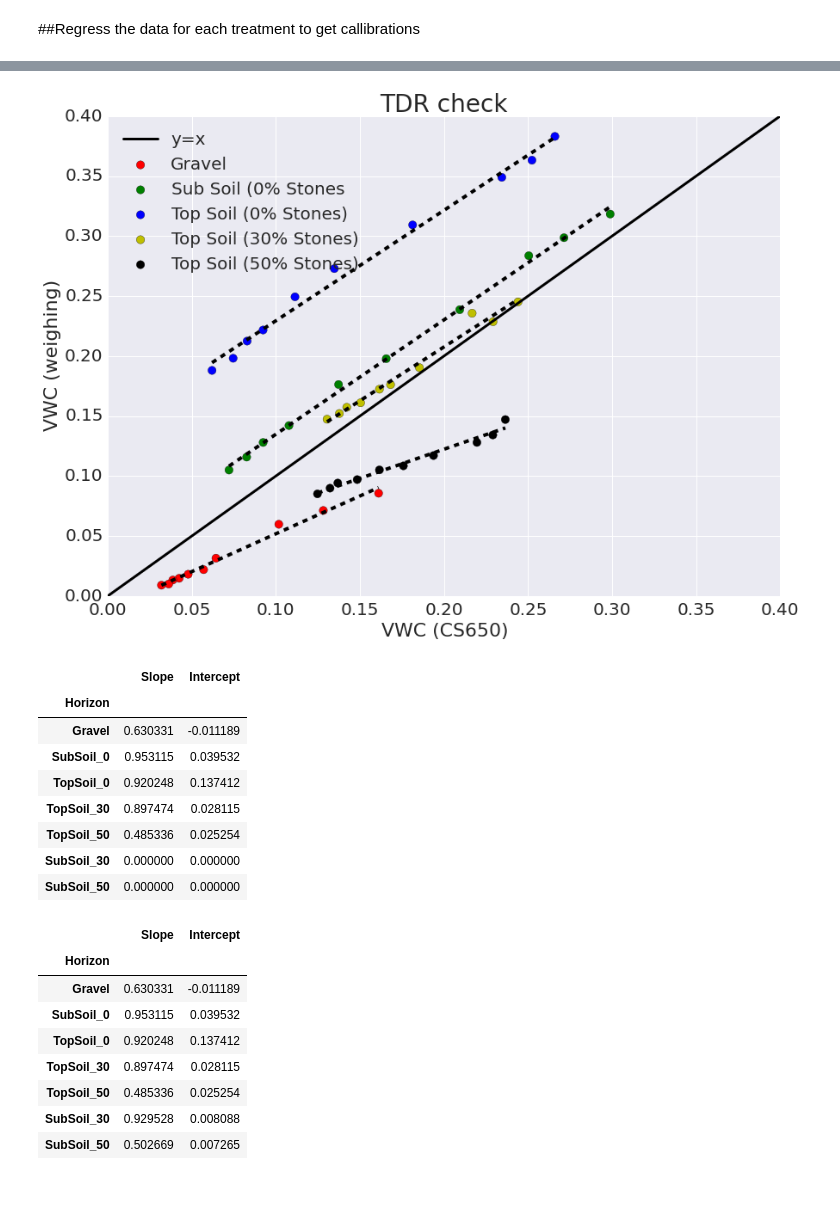
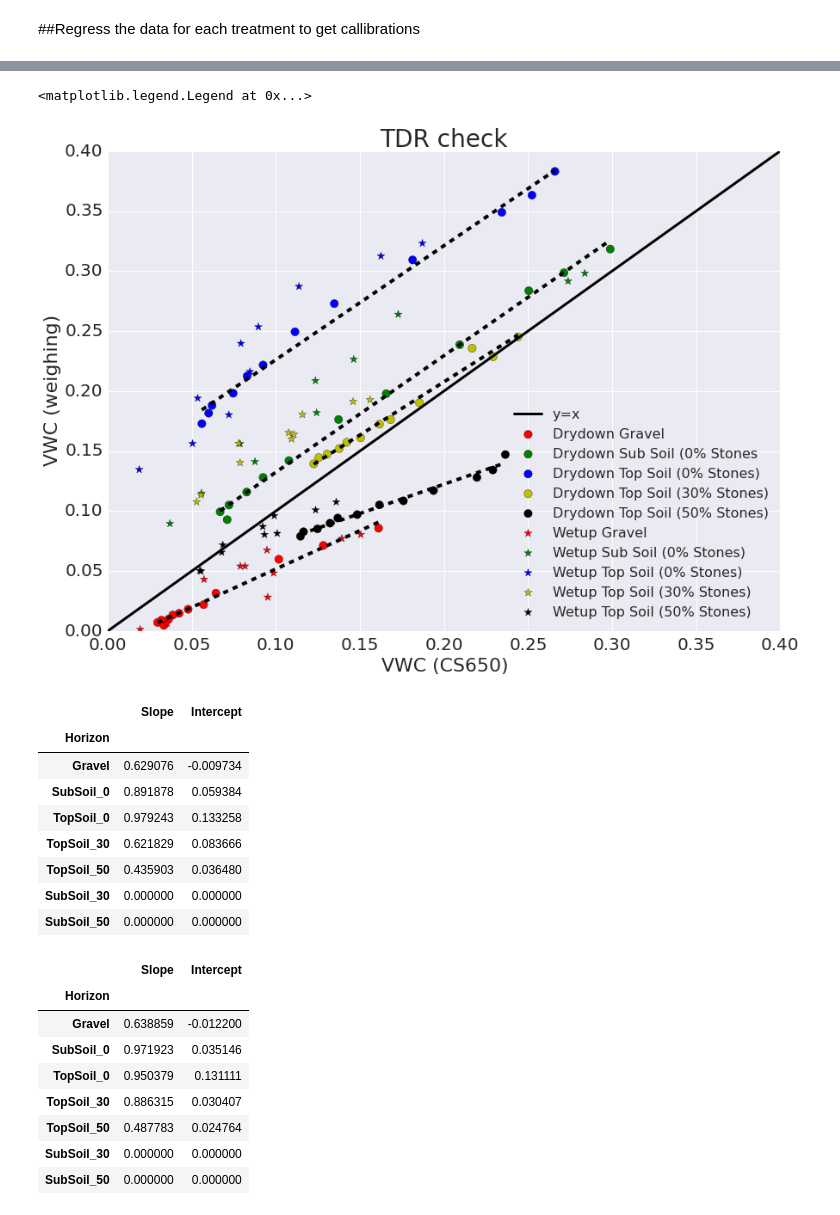
Before and after one commit to HamishBrownPFR/StonySoilLysimeters, a Jupyter notebook: Calibration/CS650Calibration.ipynb, the cells around one changed output, grey strips where cells are left out. Saved outputs shown, nothing was run; the diff lists cells and outputs as text; code cells hidden in the pictures.

```diff
--- a/Calibration/CS650Calibration.ipynb
+++ b/Calibration/CS650Calibration.ipynb
@@ -123,52 +156,61 @@ HorizonCoefficients = pd.DataFrame(0,index=HorizonLables,columns=['Slope','Inter
 # %%
 #Draw a graph with mean data
 plt.figure(figsize=(14, 10));
 plt.title('TDR check', fontsize=28);
-plt.scatter(TDRMeans.Gravel, VWCMeans.Gravel, c='r', s=90, label='Gravel' );
-plt.scatter(TDRMeans.SubSoil_0, VWCMeans.SubSoil_0, c='g', s=90, label='Sub Soil (0% Stones');
-plt.scatter(TDRMeans.TopSoil_0, VWCMeans.TopSoil_0, c='b', s=90, label='Top Soil (0% Stones)');
-plt.scatter(TDRMeans.TopSoil_30, VWCMeans.TopSoil_30, c='y', s=90, label='Top Soil (30% Stones)');
-plt.scatter(TDRMeans.TopSoil_50, VWCMeans.TopSoil_50, c='k', s=90, label='Top Soil (50% Stones)');
+plt.scatter(TDRMeans.Gravel[:'2015-04-01'], VWCMeans.Gravel[:'2015-04-01'], c='r', s=90, label='Drydown Gravel' );
+plt.scatter(TDRMeans.SubSoil_0[:'2015-04-01'], VWCMeans.SubSoil_0[:'2015-04-01'], c='g', s=90, label='Drydown Sub Soil (0% Stones');
+plt.scatter(TDRMeans.TopSoil_0[:'2015-04-01'], VWCMeans.TopSoil_0[:'2015-04-01'], c='b', s=90, label='Drydown Top Soil (0% Stones)');
+plt.scatter(TDRMeans.TopSoil_30[:'2015-04-01'], VWCMeans.TopSoil_30[:'2015-04-01'], c='y', s=90, label='Drydown Top Soil (30% Stones)');
+plt.scatter(TDRMeans.TopSoil_50[:'2015-04-01'], VWCMeans.TopSoil_50[:'2015-04-01'], c='k', s=90, label='Drydown Top Soil (50% Stones)');
 plt.plot([0,0.5], [0,0.5], 'k-', linewidth = 3, label = 'y=x')
 plt.ylim(0,0.4);
 plt.xlim(0,0.4);
-plt.legend(loc=2, fontsize=20)
 plt.xlabel('VWC (CS650)', fontsize=22);
 plt.ylabel('VWC (weighing)', fontsize=22);
 plt.tick_params(labelsize=20)
 
-#Fit regressions to each treatment
+#Fit regressions to each treatment for the dry down data
 for X in range(0,5):
     Treatment = HorizonLables[X]
-    ModTemp = sm.regression.linear_model.OLS(VWCMeans.ix[:,Treatment],  # Y variable
-                                        sm.add_constant(TDRMeans.ix[:,Treatment]), # X variable
+    ModTemp = sm.regression.linear_model.OLS(VWCMeans.ix[:'2015-04-01',Treatment],  # Y variable
+                                        sm.add_constant(TDRMeans.ix[:'2015-04-01',Treatment]), # X variable
                                         missing='drop',                                     # ignor and data where one value is missing
                                         hasconst=False)
     RegCalib = ModTemp.fit();  # fit models parameters
 
 #Add regressions onto graph
-    xmin = TDRMeans.ix[:,Treatment].min()
-    xmax = TDRMeans.ix[:,Treatment].max()
+    xmin = TDRMeans.ix[:'2015-04-01',Treatment].min()
+    xmax = TDRMeans.ix[:'2015-04-01',Treatment].max()
     Regres = RegCalib
     VWC_x = [xmin,xmax];
     VWC_y_fits = [Regres.params.const + xmin * Regres.params.get_value(Treatment), Regres.params.const + xmax * Regres.params.get_value(Treatment)];
     plt.plot(VWC_x, VWC_y_fits, 'k--', lw=4);
 
 #Assign coeffients to dataframe
     HorizonCoefficients.ix[Treatment,'Slope'] = Regres.params.get_value(Treatment)
     HorizonCoefficients.ix[Treatment,'Intercept'] = Regres.params.const
+
+#Add wet up data onto graph
+plt.scatter(TDRMeans.Gravel['2015-04-01':], VWCMeans.Gravel['2015-04-01':], c='r', s=90, label='Wetup Gravel', marker='*');
+plt.scatter(TDRMeans.SubSoil_0['2015-04-01':], VWCMeans.SubSoil_0['2015-04-01':], c='g', s=90, label='Wetup Sub Soil (0% Stones)', marker='*');
+plt.scatter(TDRMeans.TopSoil_0['2015-04-01':], VWCMeans.TopSoil_0['2015-04-01':], c='b', s=90, label='Wetup Top Soil (0% Stones)', marker='*');
+plt.scatter(TDRMeans.TopSoil_30['2015-04-01':], VWCMeans.TopSoil_30['2015-04-01':], c='y', s=90, label='Wetup Top Soil (30% Stones)', marker='*');
+plt.scatter(TDRMeans.TopSoil_50['2015-04-01':], VWCMeans.TopSoil_50['2015-04-01':], c='k', s=90, label='Wetup Top Soil (50% Stones)', marker='*');
+
+plt.legend(loc=0, fontsize=16)
 # %% [output]
+<matplotlib.legend.Legend at 0x...>
-[figure, old version]
+[figure, new version]
 # %%
 HorizonCoefficients
 # %% [output]
 |  | Slope | Intercept |
 | Horizon |  |  |
-| Gravel | 0.630331 | -0.011189 |
-| SubSoil_0 | 0.953115 | 0.039532 |
-| TopSoil_0 | 0.920248 | 0.137412 |
-| TopSoil_30 | 0.897474 | 0.028115 |
-| TopSoil_50 | 0.485336 | 0.025254 |
+| Gravel | 0.629076 | -0.009734 |
+| SubSoil_0 | 0.891878 | 0.059384 |
+| TopSoil_0 | 0.979243 | 0.133258 |
+| TopSoil_30 | 0.621829 | 0.083666 |
+| TopSoil_50 | 0.435903 | 0.036480 |
 | SubSoil_30 | 0.000000 | 0.000000 |
 | SubSoil_50 | 0.000000 | 0.000000 |
 # %%
@@ -182,12 +224,12 @@ HorizonCoefficients
 # %% [output]
 |  | Slope | Intercept |
 | Horizon |  |  |
-| Gravel | 0.630331 | -0.011189 |
-| SubSoil_0 | 0.953115 | 0.039532 |
-| TopSoil_0 | 0.920248 | 0.137412 |
-| TopSoil_30 | 0.897474 | 0.028115 |
-| TopSoil_50 | 0.485336 | 0.025254 |
-| SubSoil_30 | 0.929528 | 0.008088 |
-| SubSoil_50 | 0.502669 | 0.007265 |
+| Gravel | 0.638859 | -0.012200 |
+| SubSoil_0 | 0.971923 | 0.035146 |
+| TopSoil_0 | 0.950379 | 0.131111 |
+| TopSoil_30 | 0.886315 | 0.030407 |
+| TopSoil_50 | 0.487783 | 0.024764 |
+| SubSoil_30 | 0.000000 | 0.000000 |
+| SubSoil_50 | 0.000000 | 0.000000 |
 # %%
 HorizonCoefficients.to_pickle('C:\GitHubRepos\StonySoilLysimeters\Calibration\CS650Calibration.pkl')
```
Also changed, not shown: parts of 9 cells of this notebook, 5 other files.
